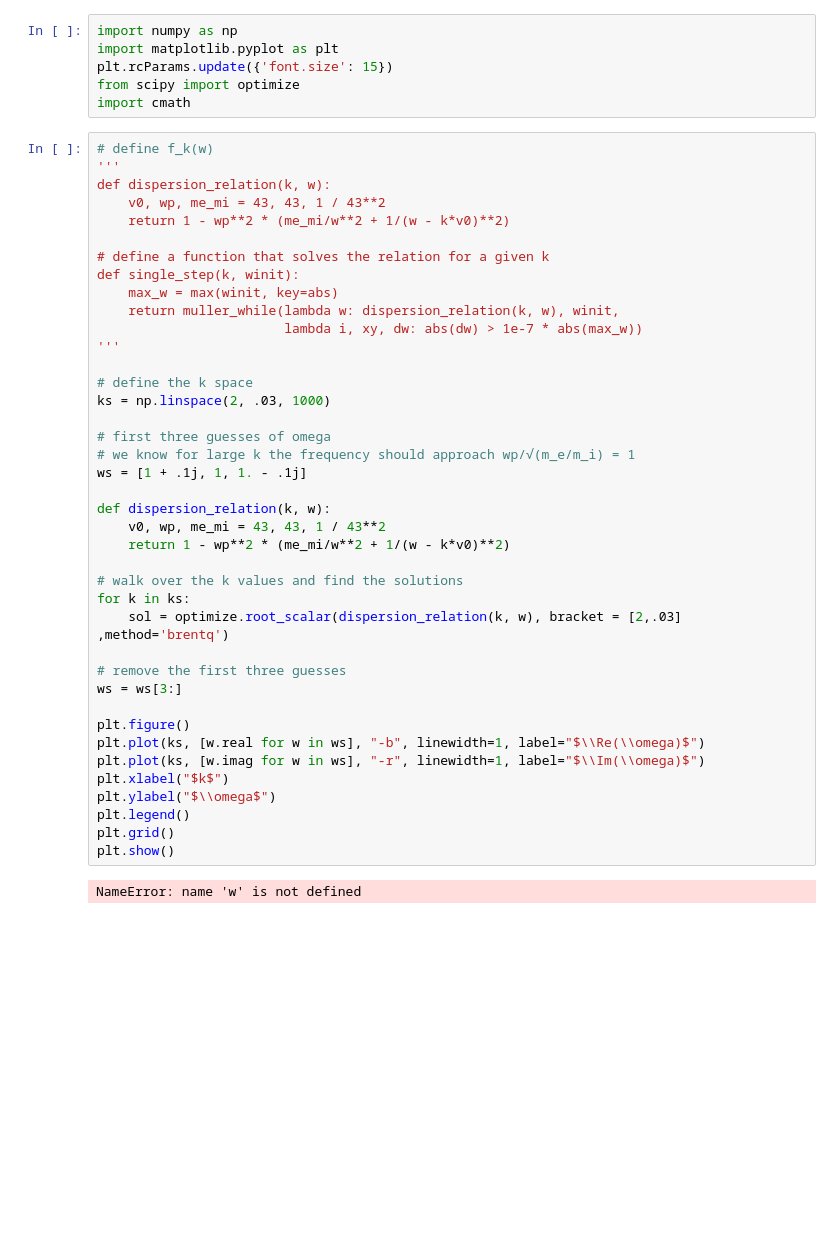
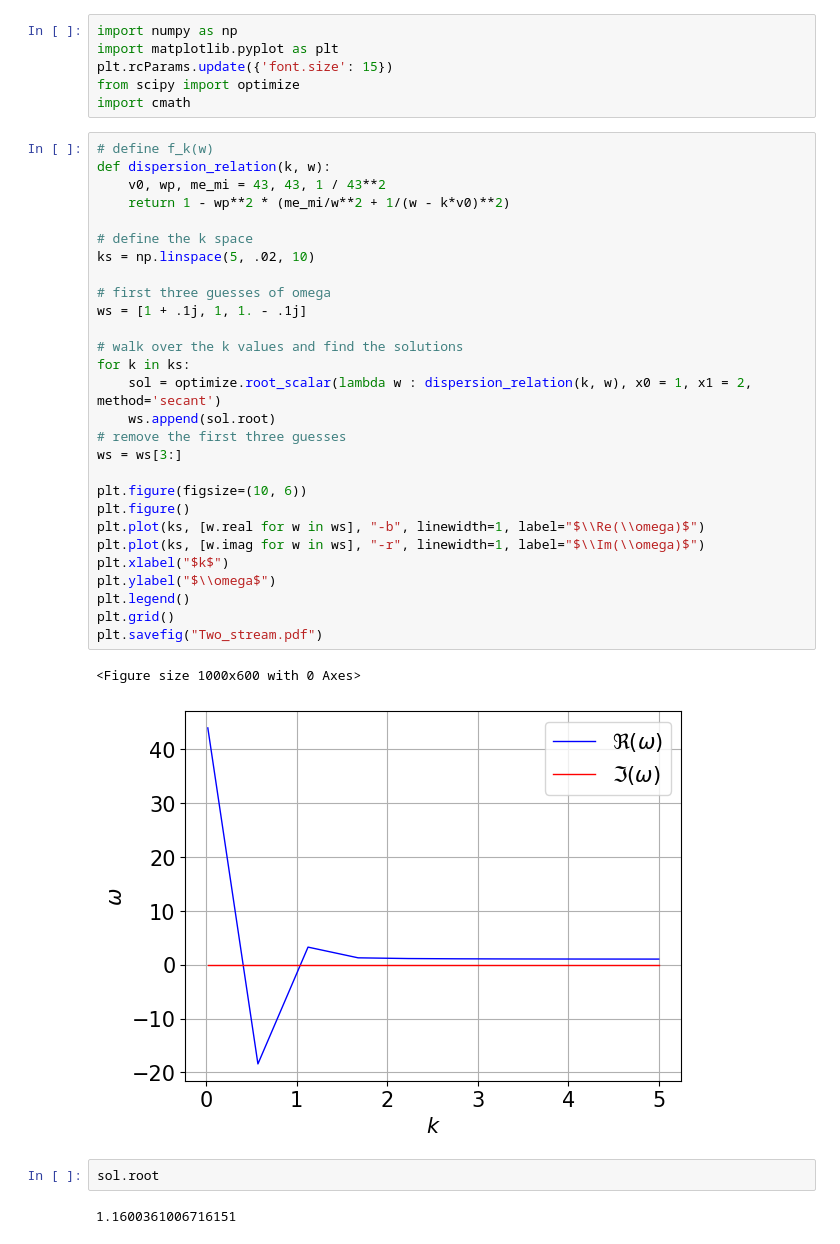
Before and after one commit to La-Folia/Numerical-Analysis, a Jupyter notebook: Root_Finding/ipynb_file/Two-stream_instability_Homework1.ipynb, the cells around one changed output. Drawn from its saved outputs; the diff is of its cells as text; blank space fills up the shorter version.

```diff
--- a/Root_Finding/ipynb_file/Two-stream_instability_Homework1.ipynb
+++ b/Root_Finding/ipynb_file/Two-stream_instability_Homework1.ipynb
@@ -4,45 +4,38 @@ import matplotlib.pyplot as plt
 plt.rcParams.update({'font.size': 15})
 from scipy import optimize
 import cmath
-# %%
-# define f_k(w)
-'''
-def dispersion_relation(k, w):
-    v0, wp, me_mi = 43, 43, 1 / 43**2
-    return 1 - wp**2 * (me_mi/w**2 + 1/(w - k*v0)**2)
-
-# define a function that solves the relation for a given k
-def single_step(k, winit):
-    max_w = max(winit, key=abs)
-    return muller_while(lambda w: dispersion_relation(k, w), winit,
-                        lambda i, xy, dw: abs(dw) > 1e-7 * abs(max_w))
-'''
-
-# define the k space
-ks = np.linspace(2, .03, 1000)
-
-# first three guesses of omega
-# we know for large k the frequency should approach wp/√(m_e/m_i) = 1
-ws = [1 + .1j, 1, 1. - .1j]
-
-def dispersion_relation(k, w):
-    v0, wp, me_mi = 43, 43, 1 / 43**2
-    return 1 - wp**2 * (me_mi/w**2 + 1/(w - k*v0)**2)
-
-# walk over the k values and find the solutions
-for k in ks:
-    sol = optimize.root_scalar(dispersion_relation(k, w), bracket = [2,.03] ,method='brentq')
-
-# remove the first three guesses
-ws = ws[3:]
-
-plt.figure()
-plt.plot(ks, [w.real for w in ws], "-b", linewidth=1, label="$\\Re(\\omega)$")
-plt.plot(ks, [w.imag for w in ws], "-r", linewidth=1, label="$\\Im(\\omega)$")
-plt.xlabel("$k$")
-plt.ylabel("$\\omega$")
-plt.legend()
-plt.grid()
-plt.show()
-# %% [output]
-NameError: name 'w' is not defined
+# %%
+# define f_k(w)
+def dispersion_relation(k, w):
+    v0, wp, me_mi = 43, 43, 1 / 43**2
+    return 1 - wp**2 * (me_mi/w**2 + 1/(w - k*v0)**2)
+
+# define the k space
+ks = np.linspace(5, .02, 10)
+
+# first three guesses of omega
+ws = [1 + .1j, 1, 1. - .1j]
+
+# walk over the k values and find the solutions
+for k in ks:
+    sol = optimize.root_scalar(lambda w : dispersion_relation(k, w), x0 = 1, x1 = 2, method='secant')
+    ws.append(sol.root)
+# remove the first three guesses
+ws = ws[3:]
+
+plt.figure(figsize=(10, 6))
+plt.figure()
+plt.plot(ks, [w.real for w in ws], "-b", linewidth=1, label="$\\Re(\\omega)$")
+plt.plot(ks, [w.imag for w in ws], "-r", linewidth=1, label="$\\Im(\\omega)$")
+plt.xlabel("$k$")
+plt.ylabel("$\\omega$")
+plt.legend()
+plt.grid()
+plt.savefig("Two_stream.pdf")
+# %% [output]
+<Figure size 1000x600 with 0 Axes>
+[figure, added]
+# %%
+sol.root
+# %% [output]
+1.1600361006716151
```
Also changed, not shown: parts of 1 cell of this notebook, 8 other files.
